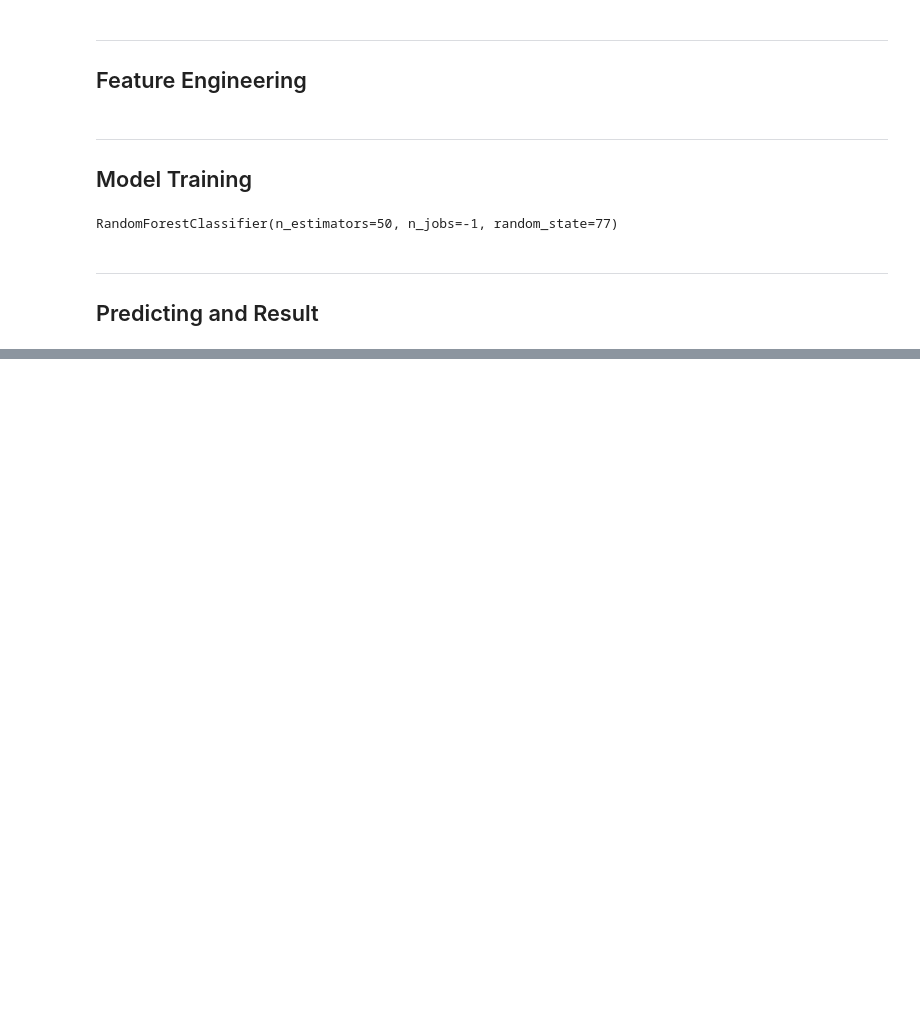
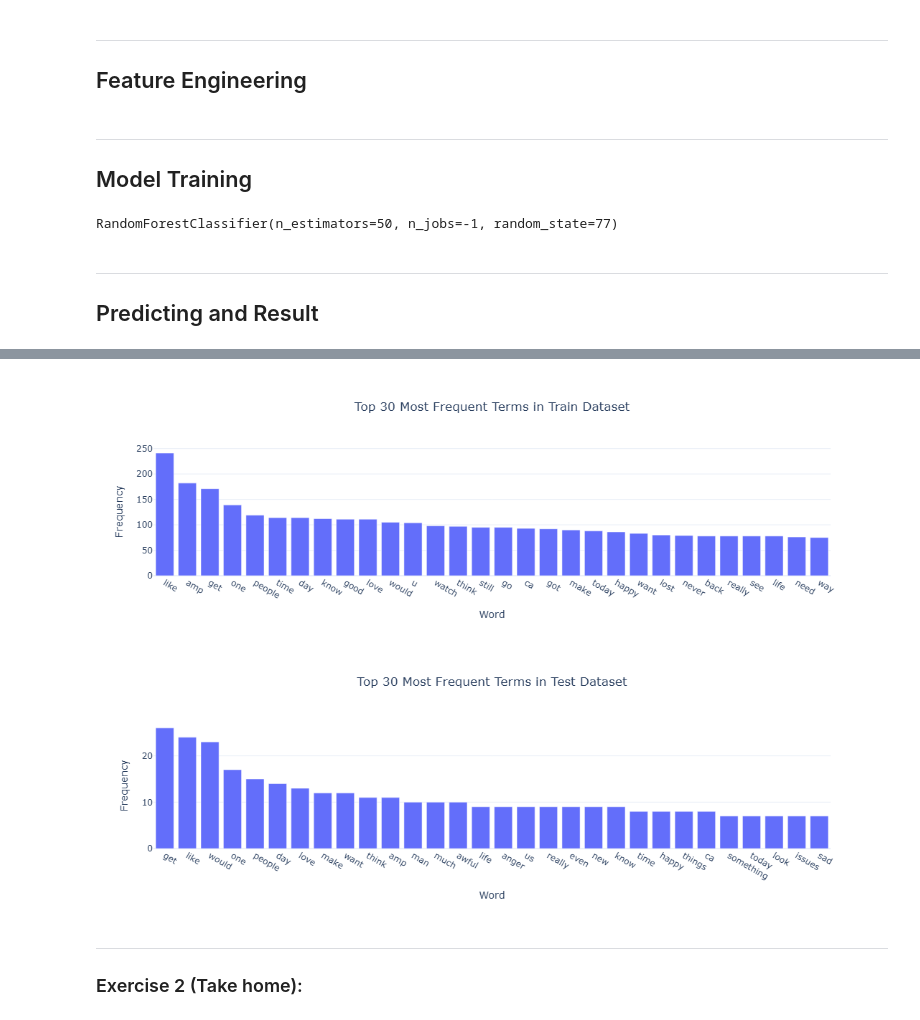
Before and after one commit to r926215/DM2024-Lab2-Homework, a Jupyter notebook: DM2024-Lab2-Homework.ipynb, the cells around one changed output, grey strips where cells are left out. Saved outputs shown, nothing was run; the diff lists cells and outputs as text; code cells hidden in the pictures; blank space fills up the shorter version.

Commit message:
Master notebook exercise combined

```diff
--- a/DM2024-Lab2-Homework.ipynb
+++ b/DM2024-Lab2-Homework.ipynb
@@ -182,0 +235,17 @@ submission.to_csv('submission.csv', index=False)
+# %%
+# combine 4 sub-dataset
+train_df = pd.concat([anger_train, fear_train, joy_train, sadness_train], ignore_index=True)
+# %%
+### testing data
+anger_test = pd.read_csv("data/semeval/dev/anger-ratings-0to1.dev.gold.txt",
+                         sep="\t", header=None, names=["id", "text", "emotion", "intensity"])
+sadness_test = pd.read_csv("data/semeval/dev/sadness-ratings-0to1.dev.gold.txt",
+                         sep="\t", header=None, names=["id", "text", "emotion", "intensity"])
+fear_test = pd.read_csv("data/semeval/dev/fear-ratings-0to1.dev.gold.txt",
+                         sep="\t", header=None, names=["id", "text", "emotion", "intensity"])
+joy_test = pd.read_csv("data/semeval/dev/joy-ratings-0to1.dev.gold.txt",
+                         sep="\t", header=None, names=["id", "text", "emotion", "intensity"])
+
+# combine 4 sub-dataset
+test_df = pd.concat([anger_test, fear_test, joy_test, sadness_test], ignore_index=True)
+train_df.head()
@@ -182,0 +270,53 @@ submission.to_csv('submission.csv', index=False)
+# %%
+import pandas as pd
+from collections import Counter
+from nltk.corpus import stopwords
+from nltk.tokenize import word_tokenize
+import plotly.express as px
+
+# Download stopwords if not already downloaded
+nltk.download('stopwords')
+nltk.download('punkt')
+
+# Function to clean and tokenize text, and remove stopwords
+def preprocess_text_from_df(df, text_column):
+    data = df[text_column].tolist()
+    stop_words = set(stopwords.words('english'))
+    tokens = []
+    for text in data:
+        words = word_tokenize(text.lower())  # Tokenize and lowercase
+        words = [word for word in words if word.isalnum()]  # Remove punctuation
+        # Relaxing stopword removal
+        words = [word for word in words if word not in stop_words]
+        tokens.extend(words)
+    return tokens
+
+# Get word frequency for top 30 words in a dataset
+def get_top_words(df, text_column, top_n=30):
+    tokens = preprocess_text_from_df(df, text_column)
+    word_counts = Counter(tokens)
+    if len(word_counts) < top_n:
+        top_n = len(word_counts)  # Adjust if there are fewer unique words than requested
+    top_words = word_counts.most_common(top_n)
+    return pd.DataFrame(top_words, columns=['Word', 'Frequency'])
+
+# Get top 30 words in train and test datasets
+train_top_words = get_top_words(train_df, 'text')
+test_top_words = get_top_words(test_df, 'text')
+
+# Plotting with Plotly for Train dataset
+fig_train = px.bar(train_top_words, x='Word', y='Frequency',
+                   title="Top 30 Most Frequent Terms in Train Dataset")
+fig_train.update_layout(yaxis_title="Frequency", xaxis_title="Word",
+                        title_x=0.5, template="plotly_white")
+
+# Plotting with Plotly for Test dataset
+fig_test = px.bar(test_top_words, x='Word', y='Frequency',
+                  title="Top 30 Most Frequent Terms in Test Dataset")
+fig_test.update_layout(yaxis_title="Frequency", xaxis_title="Word",
+                       title_x=0.5, template="plotly_white")
+
+# Show the plots
+fig_train.show()
+fig_test.show()
+# %% [output]
@@ -182,0 +329,5 @@ submission.to_csv('submission.csv', index=False)
+[figure, added]
+[figure, added]
+# %% [markdown]
+---
+### Exercise 2 (Take home):
```
Also changed, not shown: parts of 48 cells of this notebook, 14 other files.
